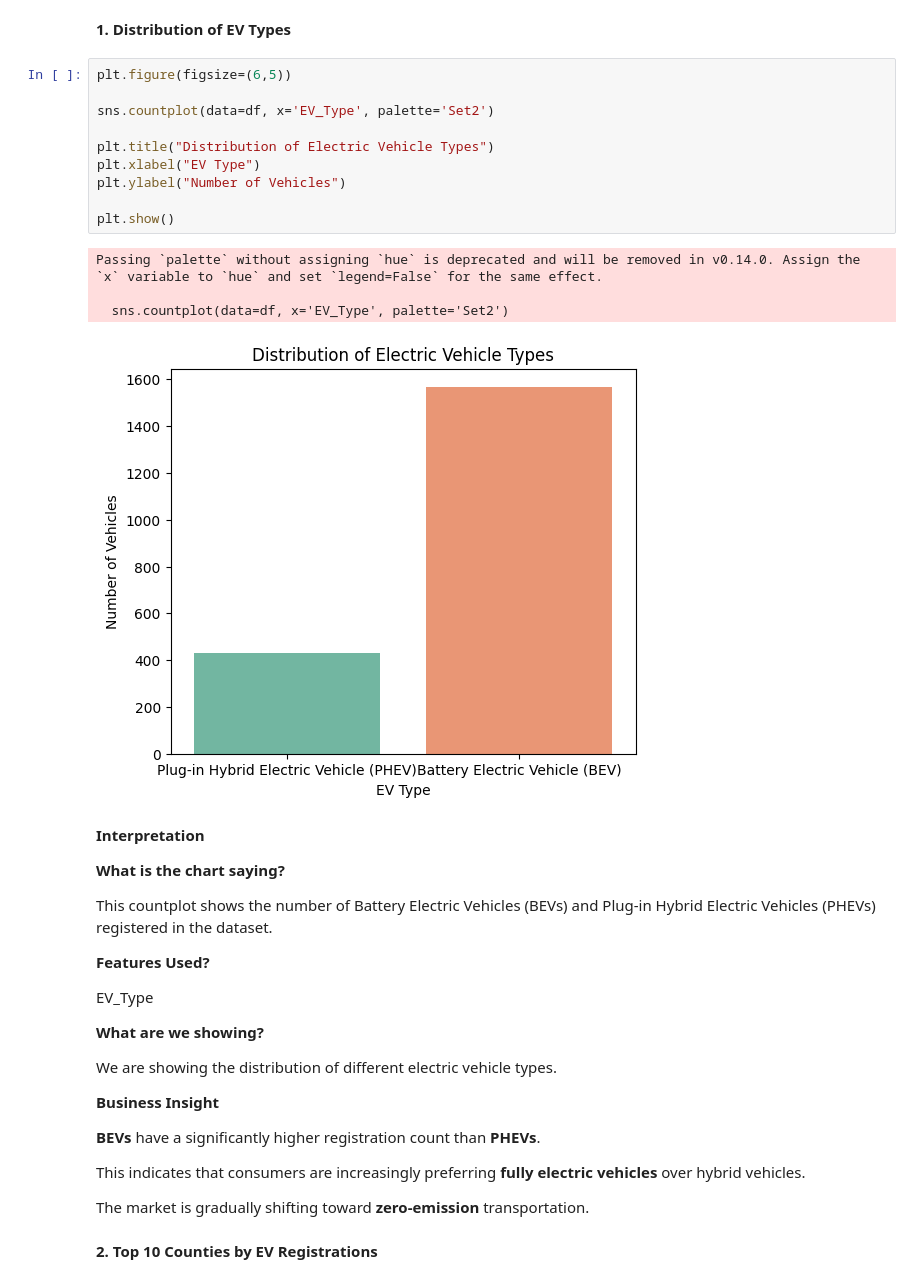
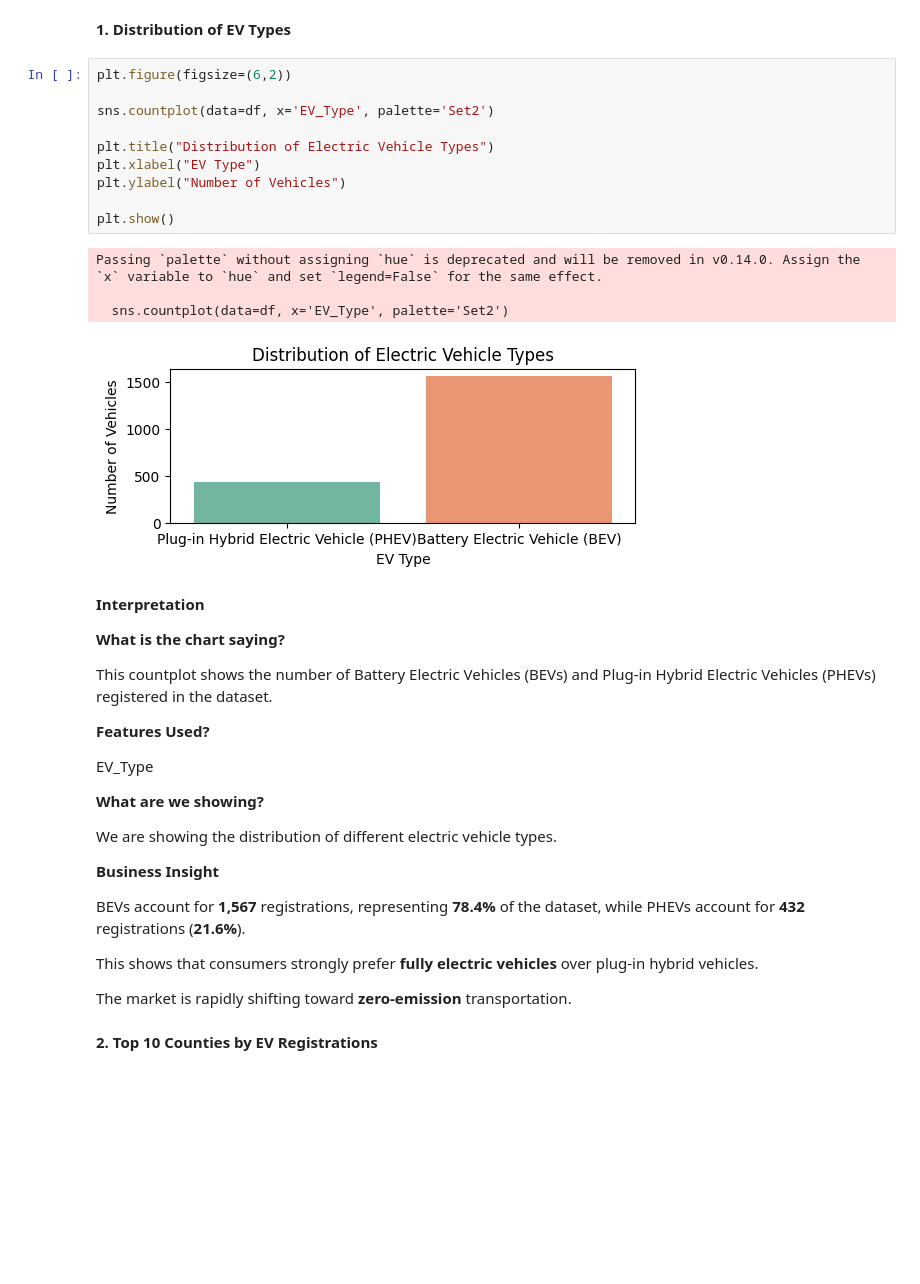
Before and after one commit to maha1606-gitoctocat/Electric-Vehicle-Population-Data-Analysis-using-Python, a Jupyter notebook: Main_Project.ipynb, the cells around one changed output. Drawn from its saved outputs; the diff is of its cells as text; blank space fills up the shorter version.

```diff
--- a/Main_Project.ipynb
+++ b/Main_Project.ipynb
@@ -723,20 +723,20 @@ Overall, the box plots reveal that only continuous numerical variables should be
 # %% [markdown]
 **1. Distribution of EV Types**
 # %%
-plt.figure(figsize=(6,5))
+plt.figure(figsize=(6,2))
 
 sns.countplot(data=df, x='EV_Type', palette='Set2')
 
 plt.title("Distribution of Electric Vehicle Types")
 plt.xlabel("EV Type")
 plt.ylabel("Number of Vehicles")
 
 plt.show()
 # %% [output]
 Passing `palette` without assigning `hue` is deprecated and will be removed in v0.14.0. Assign the `x` variable to `hue` and set `legend=False` for the same effect.
 
   sns.countplot(data=df, x='EV_Type', palette='Set2')
-[figure, old version]
+[figure, new version]
 # %% [markdown]
 **Interpretation**
 
@@ -754,11 +754,11 @@ We are showing the distribution of different electric vehicle types.
 
 **Business Insight**
 
-**BEVs** have a significantly higher registration count than **PHEVs**.
+BEVs account for **1,567** registrations, representing **78.4%** of the dataset, while PHEVs account for **432** registrations (**21.6%**).
 
-This indicates that consumers are increasingly preferring **fully electric vehicles** over hybrid vehicles.
+This shows that consumers strongly prefer **fully electric vehicles** over plug-in hybrid vehicles.
 
-The market is gradually shifting toward **zero-emission** transportation.
+The market is rapidly shifting toward **zero-emission** transportation.
 # %% [markdown]
 **2. Top 10 Counties by EV Registrations**
 # %%
```
Also changed, not shown: parts of 18 cells of this notebook.
